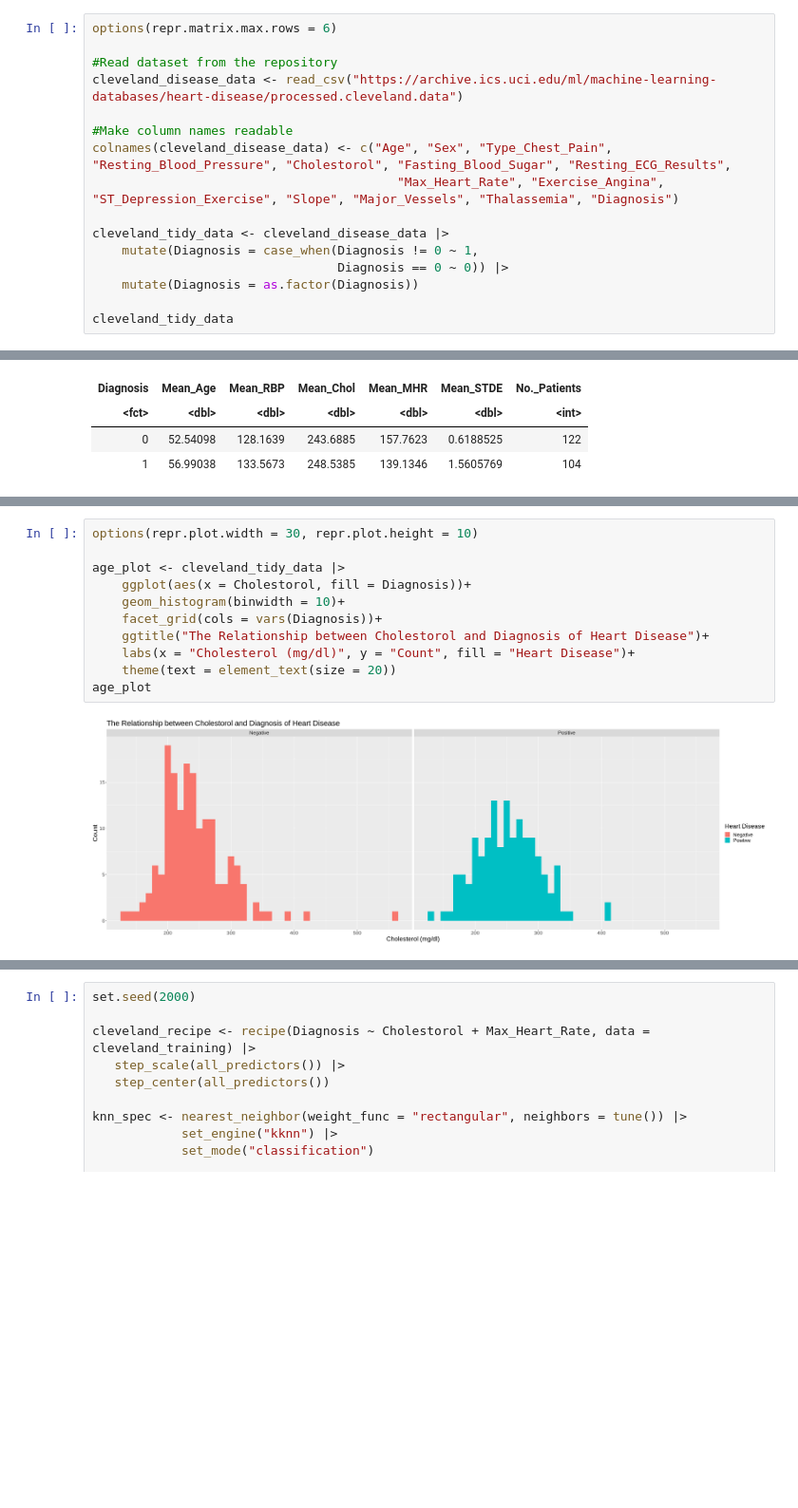
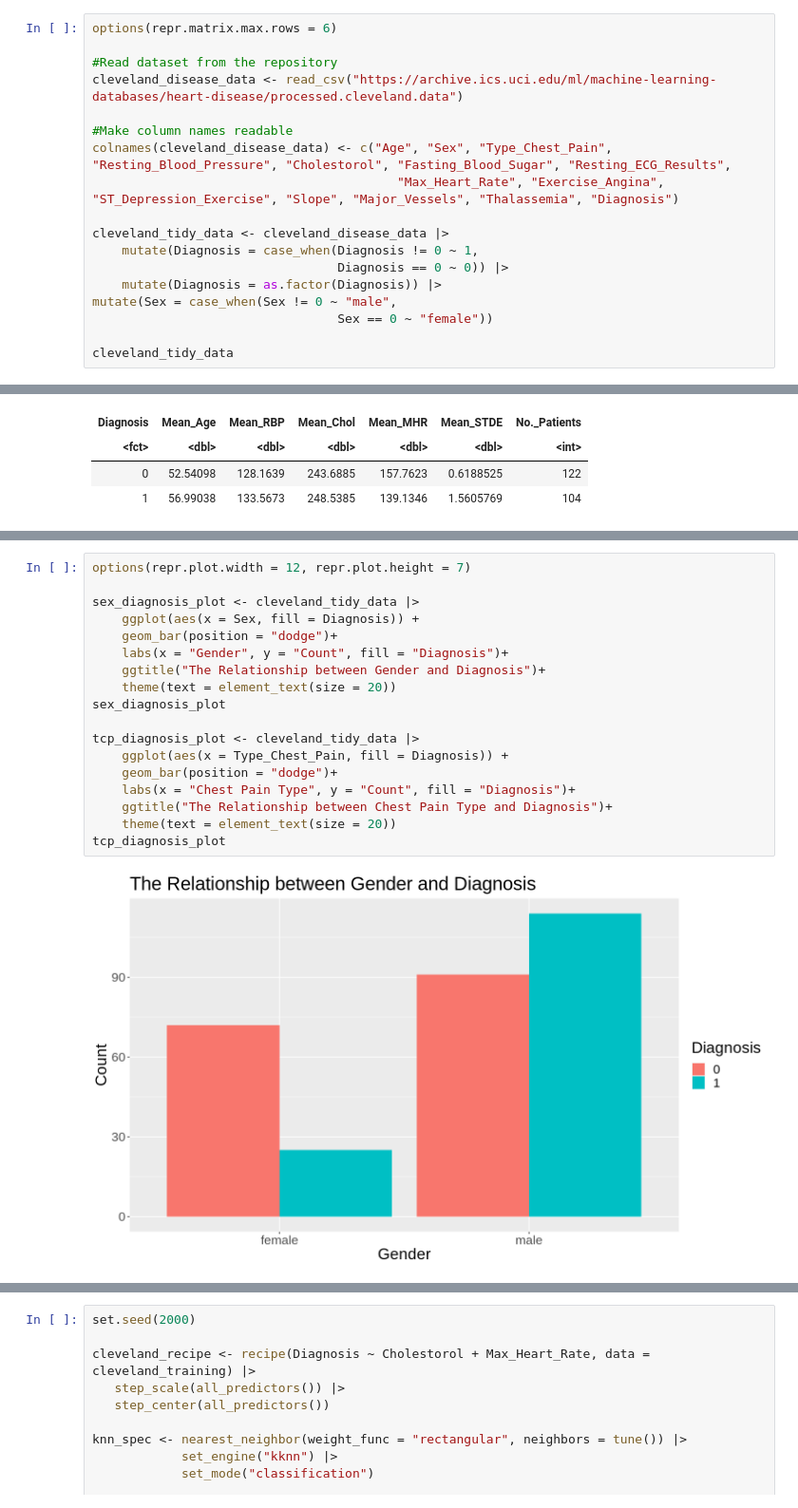
Before and after one commit to Vedkal19/Heart-Disease-Data, a Jupyter notebook: Heart Disease Data Project.ipynb, the cells around one changed output, grey strips where cells are left out. Shown at 95% size. Drawn from its saved outputs; the diff is of its cells as text; blank space fills up the shorter version.

Commit message:
add graph

```diff
--- a/Heart Disease Data Project.ipynb
+++ b/Heart Disease Data Project.ipynb
@@ -86,7 +75,9 @@ colnames(cleveland_disease_data) <- c("Age", "Sex", "Type_Chest_Pain", "Resting_
 cleveland_tidy_data <- cleveland_disease_data |>
     mutate(Diagnosis = case_when(Diagnosis != 0 ~ 1,
                                  Diagnosis == 0 ~ 0)) |>
-    mutate(Diagnosis = as.factor(Diagnosis))
+    mutate(Diagnosis = as.factor(Diagnosis)) |>
+mutate(Sex = case_when(Sex != 0 ~ "male",
+                                 Sex == 0 ~ "female"))
 
 cleveland_tidy_data
 # %% [output]
@@ -208,13 +199,20 @@ age_plot
 # %%
-options(repr.plot.width = 30, repr.plot.height = 10)
+options(repr.plot.width = 12, repr.plot.height = 7)
 
-age_plot <- cleveland_tidy_data |>
-    ggplot(aes(x = Cholestorol, fill = Diagnosis))+
-    geom_histogram(binwidth = 10)+
-    facet_grid(cols = vars(Diagnosis))+
-    ggtitle("The Relationship between Cholestorol and Diagnosis of Heart Disease")+
-    labs(x = "Cholesterol (mg/dl)", y = "Count", fill = "Heart Disease")+
+sex_diagnosis_plot <- cleveland_tidy_data |>
+    ggplot(aes(x = Sex, fill = Diagnosis)) +
+    geom_bar(position = "dodge")+
+    labs(x = "Gender", y = "Count", fill = "Diagnosis")+
+    ggtitle("The Relationship between Gender and Diagnosis")+
     theme(text = element_text(size = 20))
-age_plot
+sex_diagnosis_plot
+
+tcp_diagnosis_plot <- cleveland_tidy_data |>
+    ggplot(aes(x = Type_Chest_Pain, fill = Diagnosis)) +
+    geom_bar(position = "dodge")+
+    labs(x = "Chest Pain Type", y = "Count", fill = "Diagnosis")+
+    ggtitle("The Relationship between Chest Pain Type and Diagnosis")+
+    theme(text = element_text(size = 20))
+tcp_diagnosis_plot
 # %% [output]
-[figure, old version]
+[figure, new version]
```
Also changed, not shown: parts of 10 cells of this notebook.
